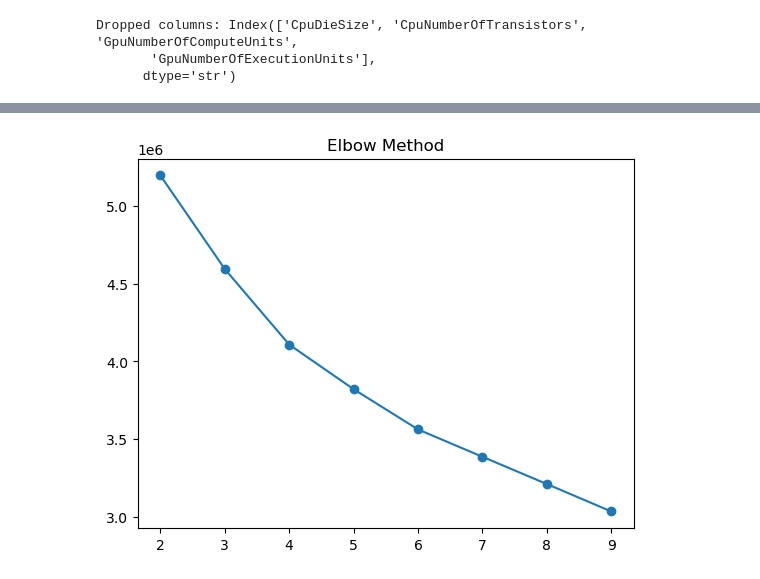
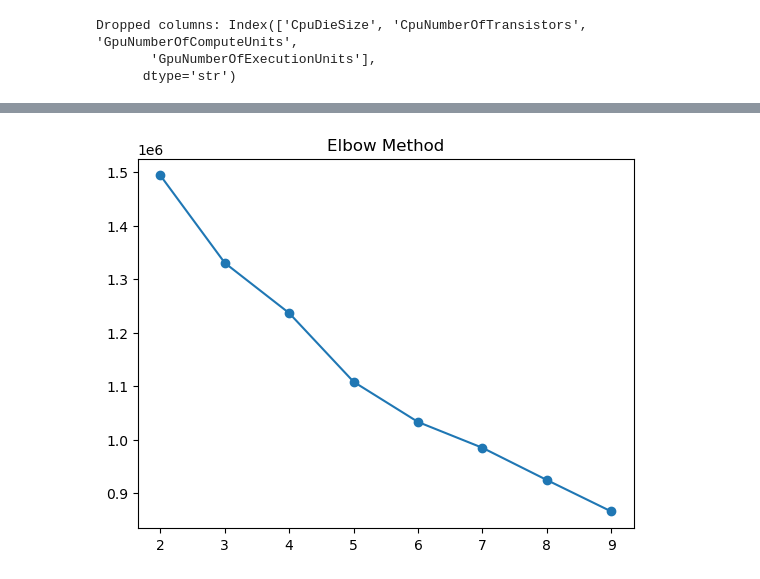
Before and after one commit to REDummy/hactiv8_assign, a Jupyter notebook: mini_project/mini_project_2/mini_project2_AntoniusMiquel.ipynb, the cells around one changed output, grey strips where cells are left out. Drawn from its saved outputs; the diff is of its cells as text; code cells hidden in the pictures.

```diff
--- a/mini_project/mini_project_2/mini_project2_AntoniusMiquel.ipynb
+++ b/mini_project/mini_project_2/mini_project2_AntoniusMiquel.ipynb
@@ -132,16 +160,20 @@ for col in df.select_dtypes(include=['object','string']).columns:
 X = df.drop("FPS", axis=1)
 y = df["FPS"]
 
+
+X_train, X_test, y_train, y_test = train_test_split(
+    X, y, test_size=0.2, random_state=42
+)
+
 scaler = StandardScaler()
-X_scaled = scaler.fit_transform(X)
+X_train_scaled = scaler.fit_transform(X_train)
+X_test_scaled = scaler.transform(X_test)
 
 pca = PCA(n_components=0.95)
-X_pca = pca.fit_transform(X_scaled)
+X_train_pca = pca.fit_transform(X_train_scaled)
+X_test_pca = pca.transform(X_test_scaled)
 
-print("Before PCA:", X_scaled.shape)
-print("After PCA :", X_pca.shape)
 
-X_train, X_test, y_train, y_test = train_test_split(
-    X_scaled, y, test_size=0.2, random_state=42
-)
+print("Before PCA:", X_train_scaled.shape)
+print("After PCA :", X_train_pca.shape)
 # %% [output]
@@ -180,13 +212,3 @@ sns.boxplot(x=df["GameResolution"], y=df["FPS"])
-# %%
-lr = LinearRegression()
-lr.fit(X_train, y_train)
-
-y_pred_lr = lr.predict(X_test)
-# %%
-rf = RandomForestRegressor(random_state=42)
-rf.fit(X_train, y_train)
-
-y_pred_rf = rf.predict(X_test)
 # %%
 def evaluate_model(y_true, y_pred):
     print("RMSE:", np.sqrt(mean_squared_error(y_true, y_pred)))
@@ -208,0 +217,5 @@ R2  : 0.48971454203579645
+# %%
+lr = LinearRegression()
+lr.fit(X_train_pca, y_train)
+
+y_pred_lr = lr.predict(X_test_pca)
@@ -251,15 +439,15 @@ R2  : 0.5439429264720583
 # %%
 inertia = []
 
 for k in range(2, 10):
     kmeans = KMeans(n_clusters=k, random_state=42)
-    kmeans.fit(X_pca)
+    kmeans.fit(X_train_pca)
     inertia.append(kmeans.inertia_)
 
 plt.plot(range(2,10), inertia, marker='o')
 plt.title("Elbow Method")
 plt.show()
 # %% [output]
-[figure, old version]
+[figure, new version]
 # %%
 
```
Also changed, not shown: parts of 18 cells of this notebook, 5 other files.
